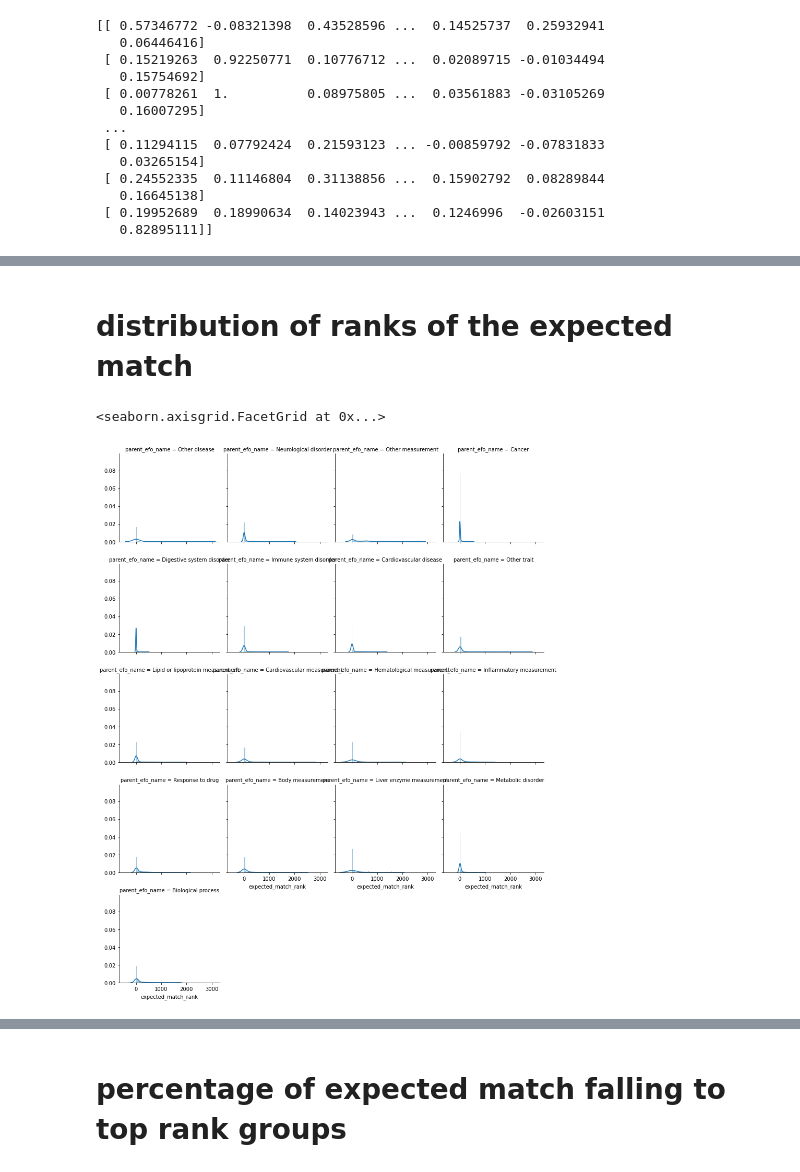
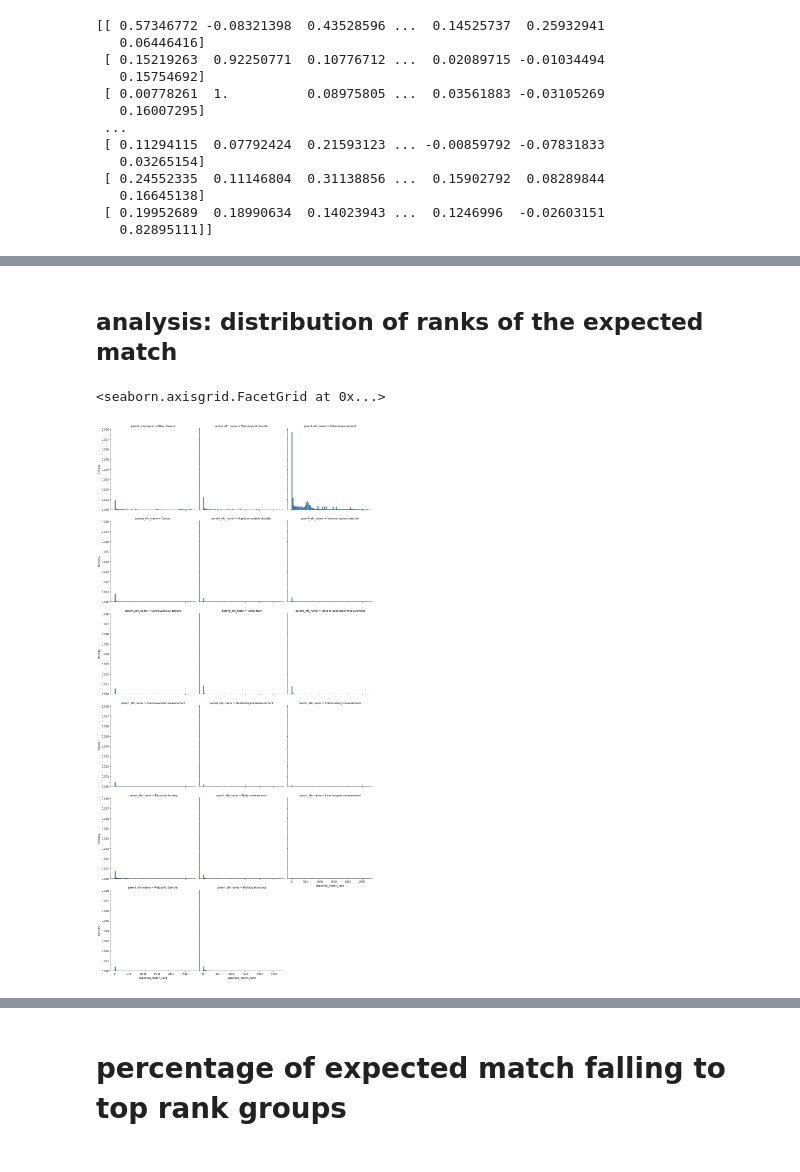
Before and after one commit to MRCIEU/epigraphdb_neural, a Jupyter notebook: processing/notebooks/benchmark-main.ipynb, the cells around one changed output, grey strips where cells are left out. Drawn from its saved outputs; the diff is of its cells as text; code cells hidden in the pictures.

```diff
--- a/processing/notebooks/benchmark-main.ipynb
+++ b/processing/notebooks/benchmark-main.ipynb
@@ -336,11 +345,17 @@ gwas_to_efo
 # %% [markdown]
-# distribution of ranks of the expected match
+## analysis: distribution of ranks of the expected match
-# %%
-g = sns.FacetGrid(gwas_to_efo, col="parent_efo_name", col_wrap=4)
-g.map(sns.distplot, "expected_match_rank")
-# %% [output]
-<seaborn.axisgrid.FacetGrid at 0x...>
-[figure, removed]
+# %%
+sns.displot(
+    data=gwas_to_efo,
+    x="expected_match_rank",
+    col="parent_efo_name",
+    col_wrap=3,
+    kind="hist",
+    stat="density",
+)
+# %% [output]
+<seaborn.axisgrid.FacetGrid at 0x...>
+[figure, added]
 # %%
 s = gwas_to_efo[gwas_to_efo["parent_efo_name"] == "Cancer"]["expected_match_rank"]
 print(len(s))
```
Also changed, not shown: parts of 22 cells of this notebook.
